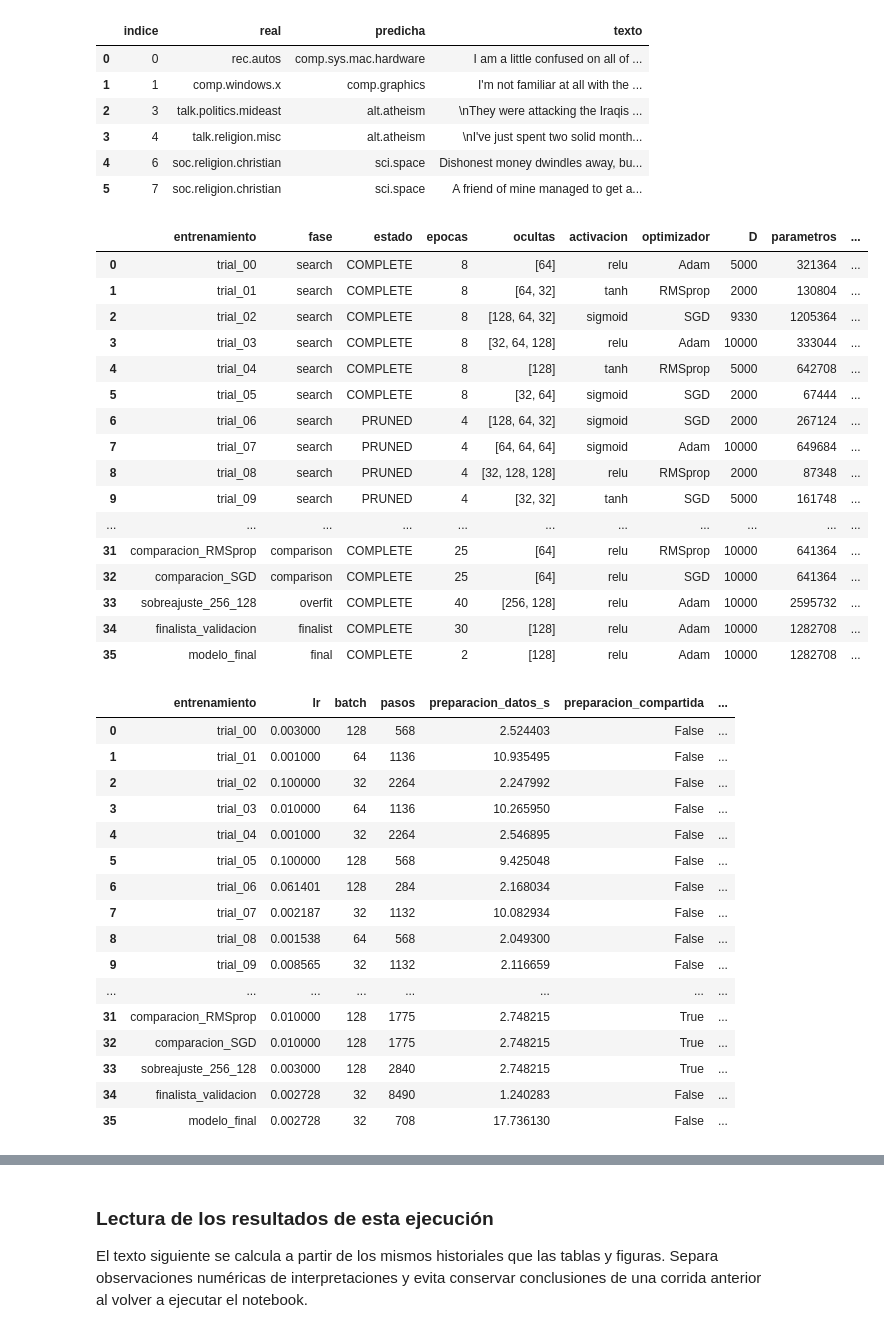
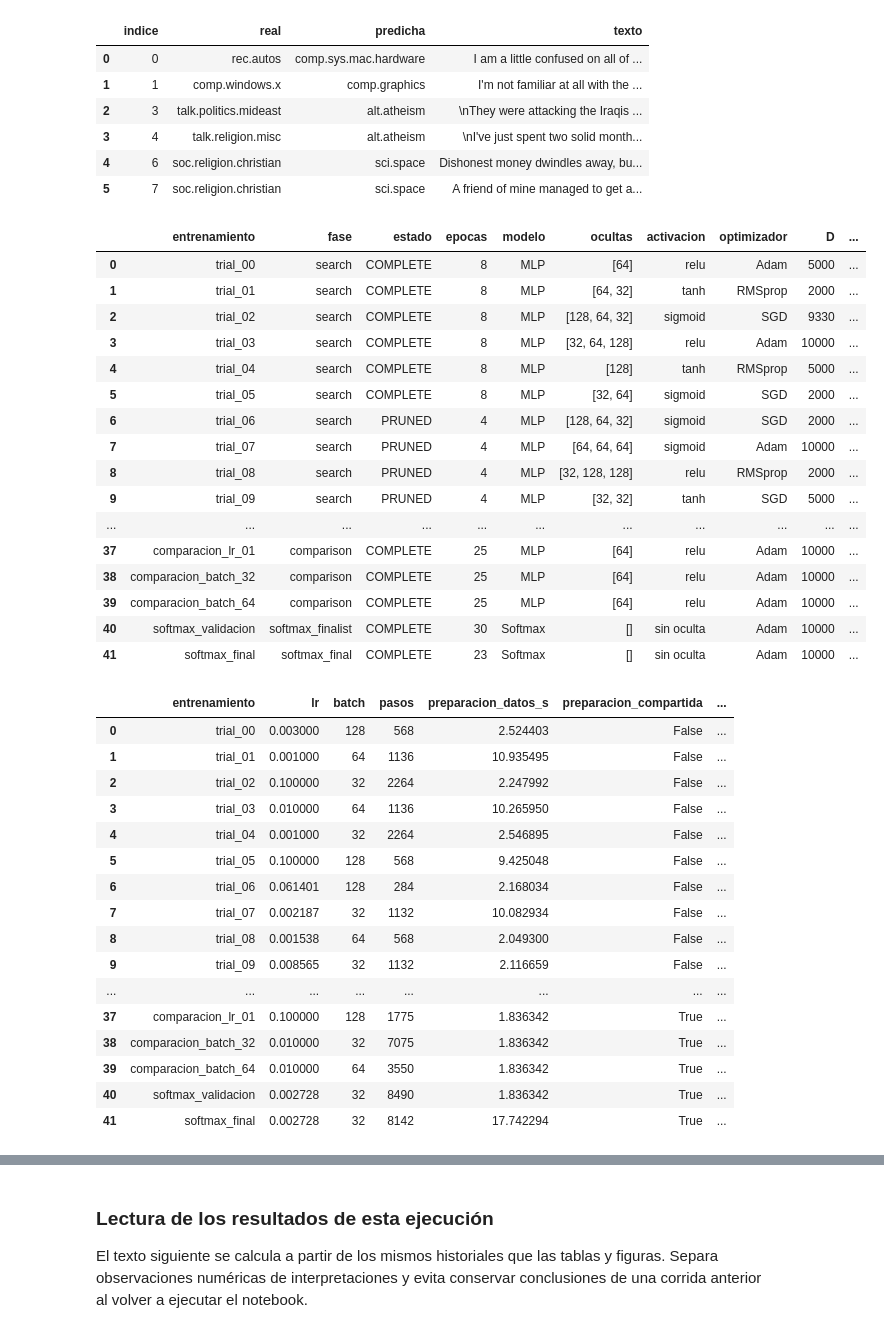
Before and after one commit to AlvaroGCh2020/TP_MLP_AlvaroGCh_61621, a Jupyter notebook: RESUELTO_MLP.ipynb, the cells around one changed output, grey strips where cells are left out. Drawn from its saved outputs; the diff is of its cells as text; code cells hidden in the pictures.

```diff
--- a/RESUELTO_MLP.ipynb
+++ b/RESUELTO_MLP.ipynb
@@ -364,16 +385,23 @@ def evaluate(model, loader, criterion):
             count += len(yb)
     return total_loss / count, correct / count
 
-def run_training(name, phase, config, data, epochs, trial=None, data_info=None):
+def run_training(name, phase, config, data, epochs, trial=None, data_info=None, model_kind='MLP'):
     if shutil.disk_usage(ROOT).free < 0.5 * 2**30:
         raise RuntimeError('Espacio insuficiente para continuar guardando evidencia.')
     seed_all()
     setup_start = time.perf_counter()
-    model = MLP(data[0].tensors[0].shape[1], hidden_sizes(config), config['activation']).to(device)
+    if model_kind == 'MLP':
+        widths = hidden_sizes(config)
+        model = MLP(data[0].tensors[0].shape[1], widths, config['activation']).to(device)
+    elif model_kind == 'Softmax':
+        widths = []
+        model = SoftmaxRegression(data[0].tensors[0].shape[1]).to(device)
+    else:
+        raise ValueError(model_kind)
     optimizer = make_optimizer(model, config)
     criterion = nn.CrossEntropyLoss()
     train_loader, fixed_loader, other_loader = make_loaders(*data, config['batch_size'])
-    record = {'name': name, 'phase': phase, 'config': dict(config), 'state': 'RUNNING',
+    record = {'name': name, 'phase': phase, 'model_kind': model_kind, 'config': dict(config), 'state': 'RUNNING',
               'seed': SEED, 'input_dim': data[0].tensors[0].shape[1],
               'parameters': sum(p.numel() for p in model.parameters()), 'requested_epochs': epochs,
               'train_samples': len(data[0]), 'eval_samples': 0 if data[1] is None else len(data[1]),
@@ -384,7 +412,7 @@ def run_training(name, phase, config, data, epochs, trial=None, data_info=None):
     history_path = OUT / f'{name}.json'
     with mlflow.start_run(run_name=name) as run:
         record['mlflow_run_id'] = run.info.run_id
-        mlflow.log_params({**config, 'hidden_sizes': str(hidden_sizes(config)), 'seed': SEED,
+        mlflow.log_params({**config, 'hidden_sizes': str(widths), 'model_kind': model_kind, 'seed': SEED,
                            'phase': phase, 'parameters': record['parameters'],
                            'input_dim': record['input_dim'], 'requested_epochs': epochs,
                            'initialization': 'xavier_uniform_gain_1_bias_0', 'weight_decay': 0})
@@ -728,6 +758,8 @@ comparison_changes = [
     ('tanh', {'activation': 'tanh'}), ('sigmoid', {'activation': 'sigmoid'}),
     ('RMSprop', {'optimizer': 'RMSprop', 'alpha': 0.99, 'rms_momentum': 0.}),
     ('SGD', {'optimizer': 'SGD', 'sgd_momentum': 0.9}),
+    ('lr_0001', {'lr': 0.001}), ('lr_01', {'lr': 0.1}),
+    ('batch_32', {'batch_size': 32}), ('batch_64', {'batch_size': 64}),
 ]
 comparison_records = []
 for name, changes in comparison_changes:
@@ -953,55 +1015,69 @@ def summary_row(record):
     config, history = record['config'], record['history']
     row = {'entrenamiento': record['name'], 'fase': record['phase'], 'estado': record['state'],
            'epocas': len(history), 'D': record['input_dim'], 'parametros': record['parameters'],
-           'ocultas': str(hidden_sizes(config)), 'activacion': config['activation'],
+           'modelo': record.get('model_kind', 'MLP'),
+           'ocultas': str(hidden_sizes(config)) if 'n_layers' in config else '[]',
+           'activacion': config.get('activation', 'sin oculta'),
            'optimizador': config['optimizer'], 'lr': config['lr'], 'batch': config['batch_size'],
            'ajuste_s': record['update_sec'], 'ciclo_s': record['cycle_sec'],
            'preparacion_datos_s': record['data_info'].get('preparation_sec', 0.),
            'preparacion_compartida': record['data_info'].get('shared_representation', False),
            'preparacion_modelo_s': record['model_setup_sec'],
            'pasos': sum(h['updates'] for h in history),
            'train_acc': history[-1]['train_fixed_acc'] if history else np.nan,
            'val_acc': history[-1].get('val_acc', np.nan) if history else np.nan,
            'val_loss': history[-1].get('val_loss', np.nan) if history else np.nan,
            'configuracion_completa': json.dumps(config, ensure_ascii=False)}
     val_history = [h for h in history if 'val_acc' in h]
     if val_history:
+        row['epoca_min_val_loss'] = min(val_history, key=lambda h: h['val_loss'])['epoch']
+        loss_reference, stale, stabilized = float('inf'), 0, None
+        for h in val_history:
+            if loss_reference - h['val_loss'] >= 0.001:
+                loss_reference, stale = h['val_loss'], 0
+            else:
+                stale += 1
+            if stale >= 3 and stabilized is None:
+                stabilized = h
+        row['epoca_estabilizacion'] = stabilized['epoch'] if stabilized else np.nan
+        row['segundos_estabilizacion'] = stabilized['cumulative_cycle_sec'] if stabilized else np.nan
         own_target = 0.95 * max(h['val_acc'] for h in val_history)
         row['tiempo_95pct_techo_observado_s'] = next(
             h['cumulative_cycle_sec'] for h in val_history if h['val_acc'] >= own_target)
         reached = [h['cumulative_cycle_sec'] for h in val_history if h['val_acc'] >= 0.70]
         row['tiempo_accuracy_070_s'] = reached[0] if reached else np.nan
     return row
 
 all_results = pd.DataFrame([summary_row(r) for r in RECORDS])
 all_results.to_csv(OUT / 'todos_los_entrenamientos.csv', index=False)
 save_json(OUT / 'todos_los_entrenamientos.json', RECORDS)
 with pd.option_context('display.max_rows', 100, 'display.max_columns', None):
-    display(all_results[['entrenamiento', 'fase', 'estado', 'epocas', 'ocultas', 'activacion',
+    display(all_results[['entrenamiento', 'fase', 'estado', 'epocas', 'modelo', 'ocultas', 'activacion',
                          'optimizador', 'D', 'parametros', 'train_acc', 'val_acc', 'ajuste_s', 'ciclo_s']])
 display(all_results[['entrenamiento', 'lr', 'batch', 'pasos', 'preparacion_datos_s',
                      'preparacion_compartida', 'preparacion_modelo_s',
-                     'tiempo_95pct_techo_observado_s', 'tiempo_accuracy_070_s']])
+                     'tiempo_95pct_techo_observado_s', 'tiempo_accuracy_070_s',
+                     'epoca_min_val_loss', 'epoca_estabilizacion', 'segundos_estabilizacion']])
 with pd.option_context('display.max_colwidth', None):
     display(all_results[['entrenamiento', 'configuracion_completa']])
 # %% [output]
-|  | entrenamiento | fase | estado | epocas | ocultas | activacion | optimizador | D | parametros | ... |
-| 0 | trial_00 | search | COMPLETE | 8 | [64] | relu | Adam | 5000 | 321364 | ... |
-| 1 | trial_01 | search | COMPLETE | 8 | [64, 32] | tanh | RMSprop | 2000 | 130804 | ... |
-| 2 | trial_02 | search | COMPLETE | 8 | [128, 64, 32] | sigmoid | SGD | 9330 | 1205364 | ... |
-| 3 | trial_03 | search | COMPLETE | 8 | [32, 64, 128] | relu | Adam | 10000 | 333044 | ... |
-| 4 | trial_04 | search | COMPLETE | 8 | [128] | tanh | RMSprop | 5000 | 642708 | ... |
-| 5 | trial_05 | search | COMPLETE | 8 | [32, 64] | sigmoid | SGD | 2000 | 67444 | ... |
-| 6 | trial_06 | search | PRUNED | 4 | [128, 64, 32] | sigmoid | SGD | 2000 | 267124 | ... |
-| 7 | trial_07 | search | PRUNED | 4 | [64, 64, 64] | sigmoid | Adam | 10000 | 649684 | ... |
-| 8 | trial_08 | search | PRUNED | 4 | [32, 128, 128] | relu | RMSprop | 2000 | 87348 | ... |
-| 9 | trial_09 | search | PRUNED | 4 | [32, 32] | tanh | SGD | 5000 | 161748 | ... |
+|  | entrenamiento | fase | estado | epocas | modelo | ocultas | activacion | optimizador | D | ... |
+| 0 | trial_00 | search | COMPLETE | 8 | MLP | [64] | relu | Adam | 5000 | ... |
+| 1 | trial_01 | search | COMPLETE | 8 | MLP | [64, 32] | tanh | RMSprop | 2000 | ... |
+| 2 | trial_02 | search | COMPLETE | 8 | MLP | [128, 64, 32] | sigmoid | SGD | 9330 | ... |
+| 3 | trial_03 | search | COMPLETE | 8 | MLP | [32, 64, 128] | relu | Adam | 10000 | ... |
+| 4 | trial_04 | search | COMPLETE | 8 | MLP | [128] | tanh | RMSprop | 5000 | ... |
+| 5 | trial_05 | search | COMPLETE | 8 | MLP | [32, 64] | sigmoid | SGD | 2000 | ... |
+| 6 | trial_06 | search | PRUNED | 4 | MLP | [128, 64, 32] | sigmoid | SGD | 2000 | ... |
+| 7 | trial_07 | search | PRUNED | 4 | MLP | [64, 64, 64] | sigmoid | Adam | 10000 | ... |
+| 8 | trial_08 | search | PRUNED | 4 | MLP | [32, 128, 128] | relu | RMSprop | 2000 | ... |
+| 9 | trial_09 | search | PRUNED | 4 | MLP | [32, 32] | tanh | SGD | 5000 | ... |
 | ... | ... | ... | ... | ... | ... | ... | ... | ... | ... | ... |
-| 31 | comparacion_RMSprop | comparison | COMPLETE | 25 | [64] | relu | RMSprop | 10000 | 641364 | ... |
-| 32 | comparacion_SGD | comparison | COMPLETE | 25 | [64] | relu | SGD | 10000 | 641364 | ... |
-| 33 | sobreajuste_256_128 | overfit | COMPLETE | 40 | [256, 128] | relu | Adam | 10000 | 2595732 | ... |
-| 34 | finalista_validacion | finalist | COMPLETE | 30 | [128] | relu | Adam | 10000 | 1282708 | ... |
-| 35 | modelo_final | final | COMPLETE | 2 | [128] | relu | Adam | 10000 | 1282708 | ... |
+| 37 | comparacion_lr_01 | comparison | COMPLETE | 25 | MLP | [64] | relu | Adam | 10000 | ... |
+| 38 | comparacion_batch_32 | comparison | COMPLETE | 25 | MLP | [64] | relu | Adam | 10000 | ... |
+| 39 | comparacion_batch_64 | comparison | COMPLETE | 25 | MLP | [64] | relu | Adam | 10000 | ... |
+| 40 | softmax_validacion | softmax_finalist | COMPLETE | 30 | Softmax | [] | sin oculta | Adam | 10000 | ... |
+| 41 | softmax_final | softmax_final | COMPLETE | 23 | Softmax | [] | sin oculta | Adam | 10000 | ... |
 |  | entrenamiento | lr | batch | pasos | preparacion_datos_s | preparacion_compartida | ... |
 | 0 | trial_00 | 0.003000 | 128 | 568 | 2.524403 | False | ... |
 | 1 | trial_01 | 0.001000 | 64 | 1136 | 10.935495 | False | ... |
@@ -1014,11 +1090,11 @@ with pd.option_context('display.max_colwidth', None):
 | 8 | trial_08 | 0.001538 | 64 | 568 | 2.049300 | False | ... |
 | 9 | trial_09 | 0.008565 | 32 | 1132 | 2.116659 | False | ... |
 | ... | ... | ... | ... | ... | ... | ... | ... |
-| 31 | comparacion_RMSprop | 0.010000 | 128 | 1775 | 2.748215 | True | ... |
-| 32 | comparacion_SGD | 0.010000 | 128 | 1775 | 2.748215 | True | ... |
-| 33 | sobreajuste_256_128 | 0.003000 | 128 | 2840 | 2.748215 | True | ... |
-| 34 | finalista_validacion | 0.002728 | 32 | 8490 | 1.240283 | False | ... |
-| 35 | modelo_final | 0.002728 | 32 | 708 | 17.736130 | False | ... |
+| 37 | comparacion_lr_01 | 0.100000 | 128 | 1775 | 1.836342 | True | ... |
+| 38 | comparacion_batch_32 | 0.010000 | 32 | 7075 | 1.836342 | True | ... |
+| 39 | comparacion_batch_64 | 0.010000 | 64 | 3550 | 1.836342 | True | ... |
+| 40 | softmax_validacion | 0.002728 | 32 | 8490 | 1.836342 | True | ... |
+| 41 | softmax_final | 0.002728 | 32 | 8142 | 17.742294 | True | ... |
 |  | entrenamiento | configuracion_completa |
 | 0 | trial_00 | {"remove_stopwords": true, "norma... |
 | 1 | trial_01 | {"remove_stopwords": false, "norm... |
```
Also changed, not shown: parts of 16 cells of this notebook, 1 other file.
